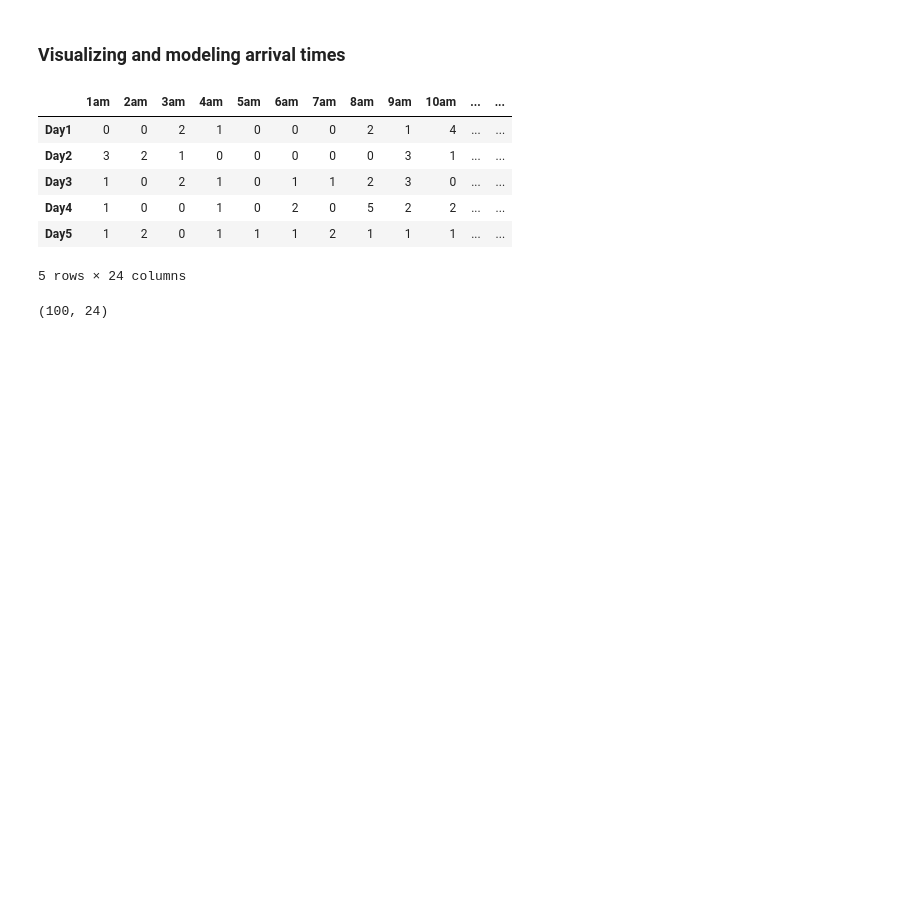
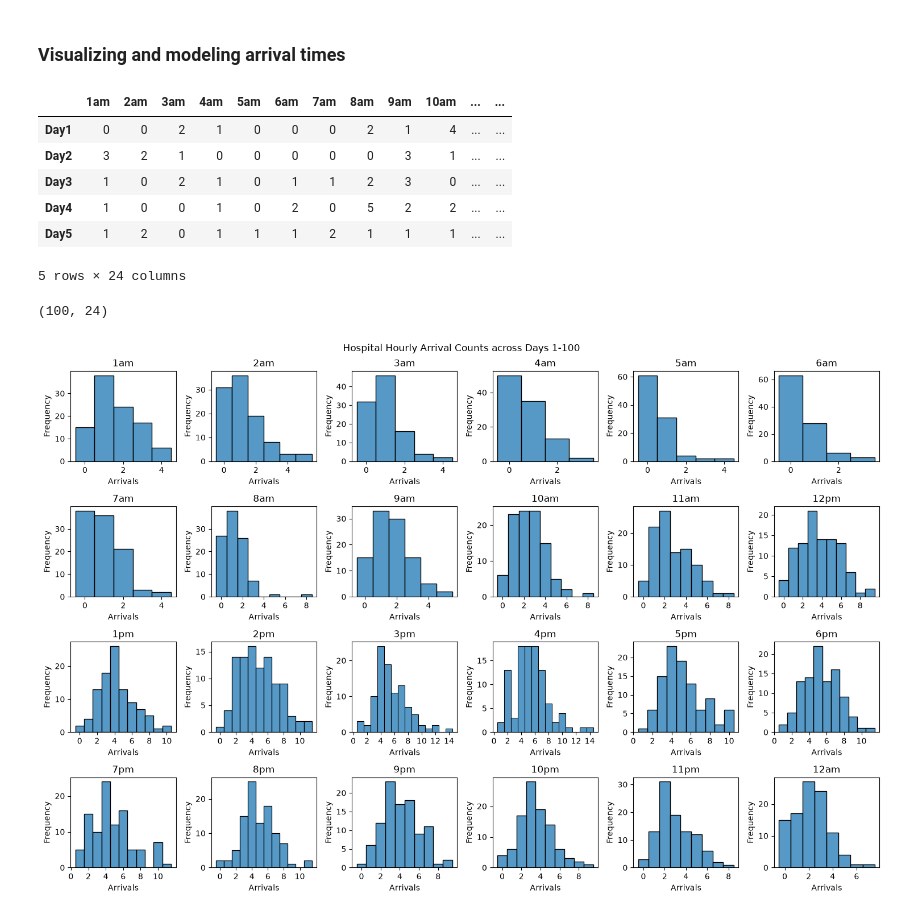
Before and after one commit to faustigo/MIE360-Fall-2026-Project, a Jupyter notebook: Deliverable-3.1-InputModeling.ipynb, the cells around one changed output. Drawn from its saved outputs; the diff is of its cells as text; code cells hidden in the pictures; blank space fills up the shorter version.

Commit message:
code: Added basic histogram visualization for arrival times

```diff
--- a/Deliverable-3.1-InputModeling.ipynb
+++ b/Deliverable-3.1-InputModeling.ipynb
@@ -32,3 +33,21 @@ display(df_arrivals.shape)
 | Day5 | 1 | 2 | 0 | 1 | 1 | 1 | 2 | 1 | 1 | 1 | ... | ... |
 5 rows × 24 columns
 (100, 24)
+# %%
+fig, axes = plt.subplots(4, 6, figsize=(15, 10))
+fig.suptitle("Hospital Hourly Arrival Counts across Days 1-100")
+
+axes = axes.flat
+for i, col_name in enumerate(df_arrivals.columns):
+    ax = axes[i]
+    x = df_arrivals[col_name]
+    sns.histplot(data=x, discrete=True, ax=ax)
+    ax.set_ylabel("Frequency")
+    ax.set_xlabel("Arrivals")
+    ax.set_title(col_name)
+    ax.set_xticks(np.arange(0, x.max() + 1, 2))
+
+plt.tight_layout()
+plt.show()
+# %% [output]
+[figure, added]
```
Also changed, not shown: parts of 1 cell of this notebook.
